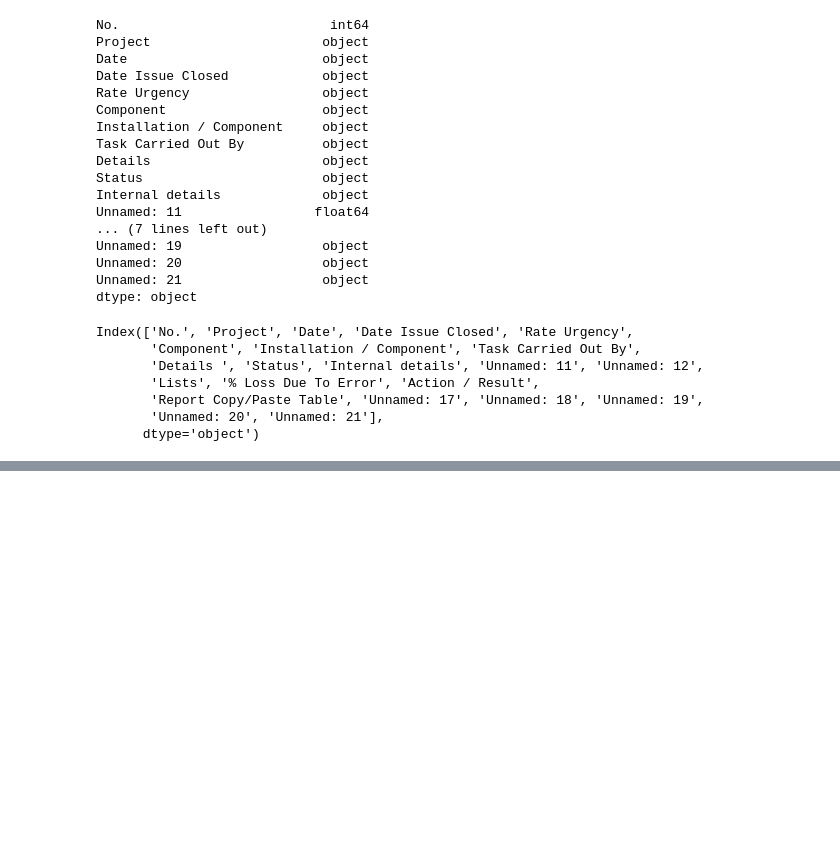
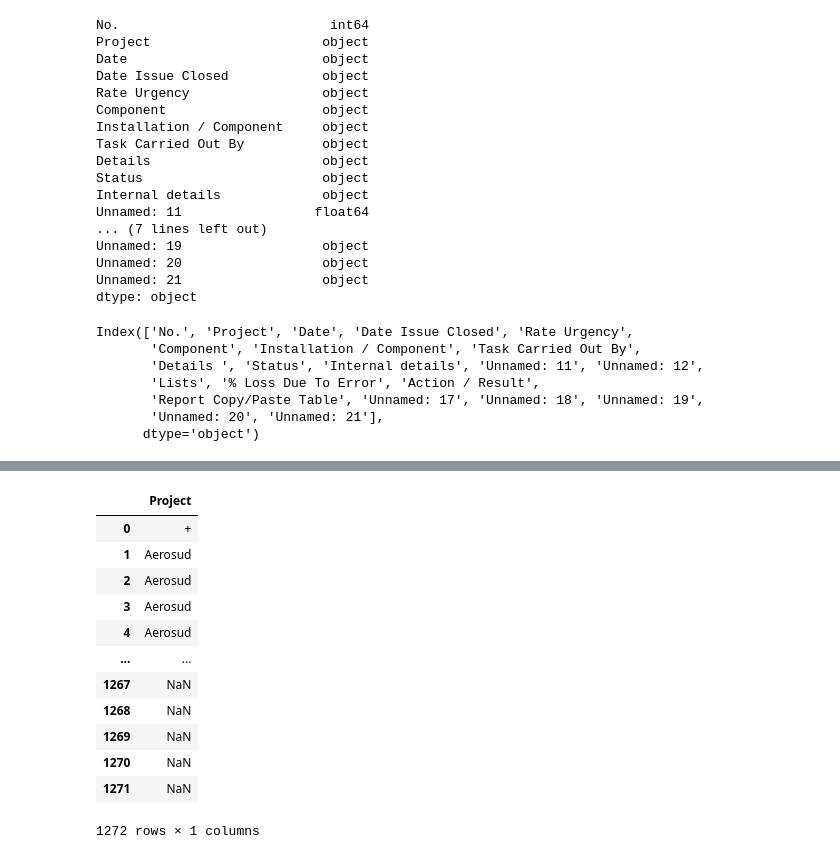
Before and after one commit to ahmadasd1234/Emergent-Energy, a Jupyter notebook: iX internship.ipynb, the cells around one changed output, grey strips where cells are left out. Drawn from its saved outputs; the diff is of its cells as text; code cells hidden in the pictures; blank space fills up the shorter version.

```diff
--- a/iX internship.ipynb
+++ b/iX internship.ipynb
@@ -71 +71,21 @@ df.fillna(0)
 1272 rows × 22 columns
+# %%
+Project = df["Project"]
+array = Project.values
+# %%
+df1 = pd.DataFrame(array, columns=['Project'])
+df1
+# %% [output]
+|  | Project |
+| 0 | + |
+| 1 | Aerosud |
+| 2 | Aerosud |
+| 3 | Aerosud |
+| 4 | Aerosud |
+| ... | ... |
+| 1267 | NaN |
+| 1268 | NaN |
+| 1269 | NaN |
+| 1270 | NaN |
+| 1271 | NaN |
+1272 rows × 1 columns
```
Also changed, not shown: parts of 5 cells of this notebook.
